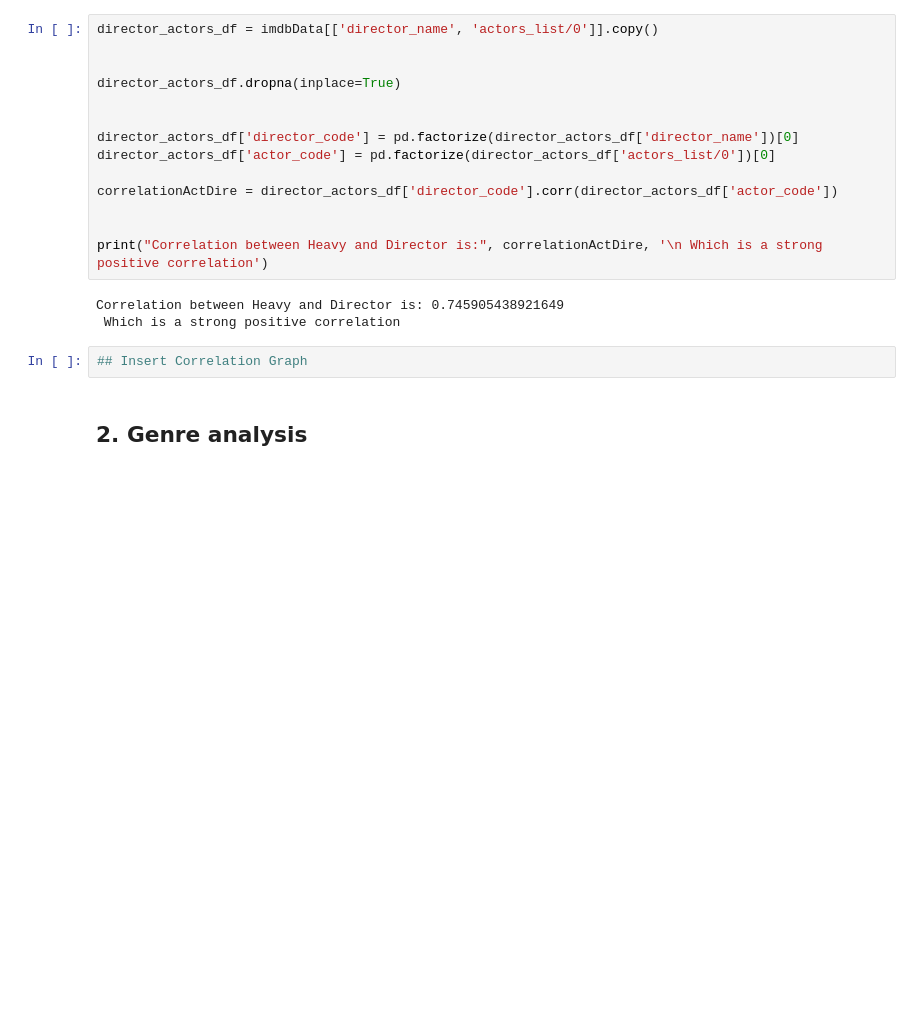
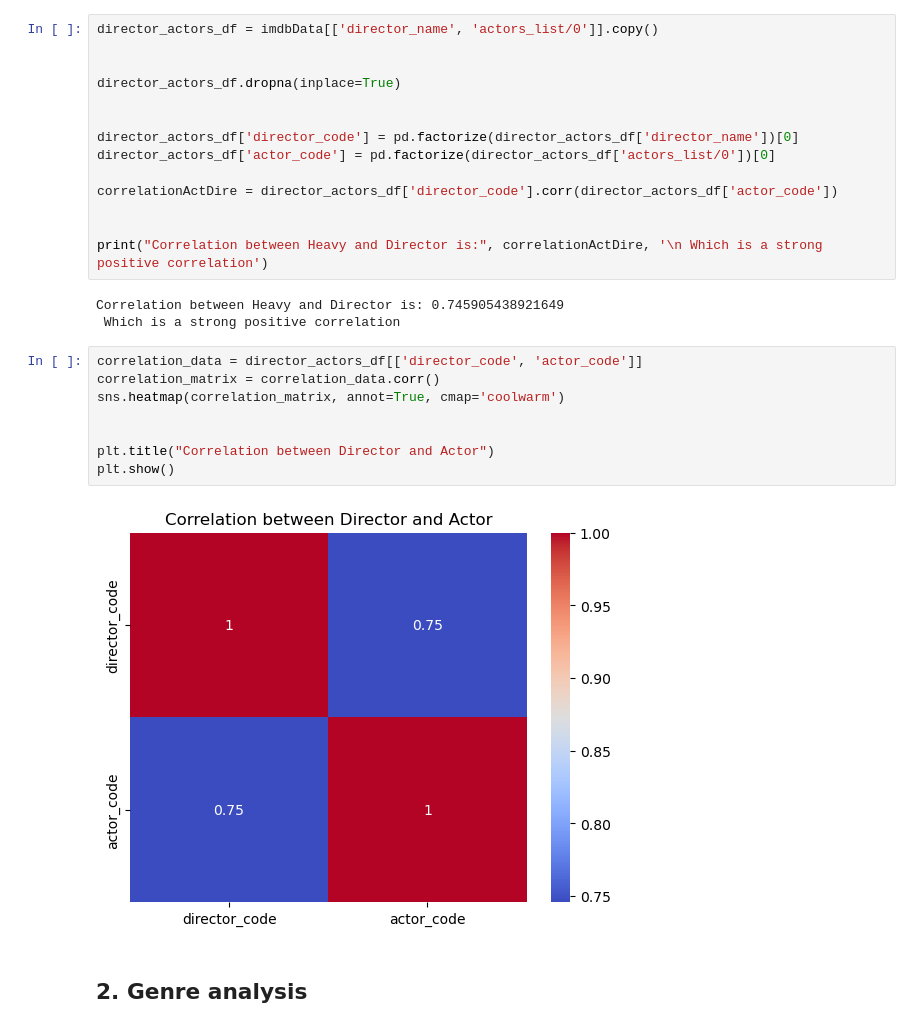
Before and after one commit to Aldowashere/imdb250eda, a Jupyter notebook: imdb-top-250.ipynb, the cells around one changed output. Drawn from its saved outputs; the diff is of its cells as text; blank space fills up the shorter version.

```diff
--- a/imdb-top-250.ipynb
+++ b/imdb-top-250.ipynb
@@ -139,8 +158,16 @@ print("Correlation between Heavy and Director is:", correlationActDire, '\n Whic
 # %% [output]
 Correlation between Heavy and Director is: 0.745905438921649
  Which is a strong positive correlation
-# %%
-## Insert Correlation Graph
+# %%
+correlation_data = director_actors_df[['director_code', 'actor_code']]
+correlation_matrix = correlation_data.corr()
+sns.heatmap(correlation_matrix, annot=True, cmap='coolwarm')
+
+
+plt.title("Correlation between Director and Actor")
+plt.show()
+# %% [output]
+[figure, added]
 # %% [markdown]
 ## 2. Genre analysis
 # %% [markdown]
```
Also changed, not shown: parts of 3 cells of this notebook.
